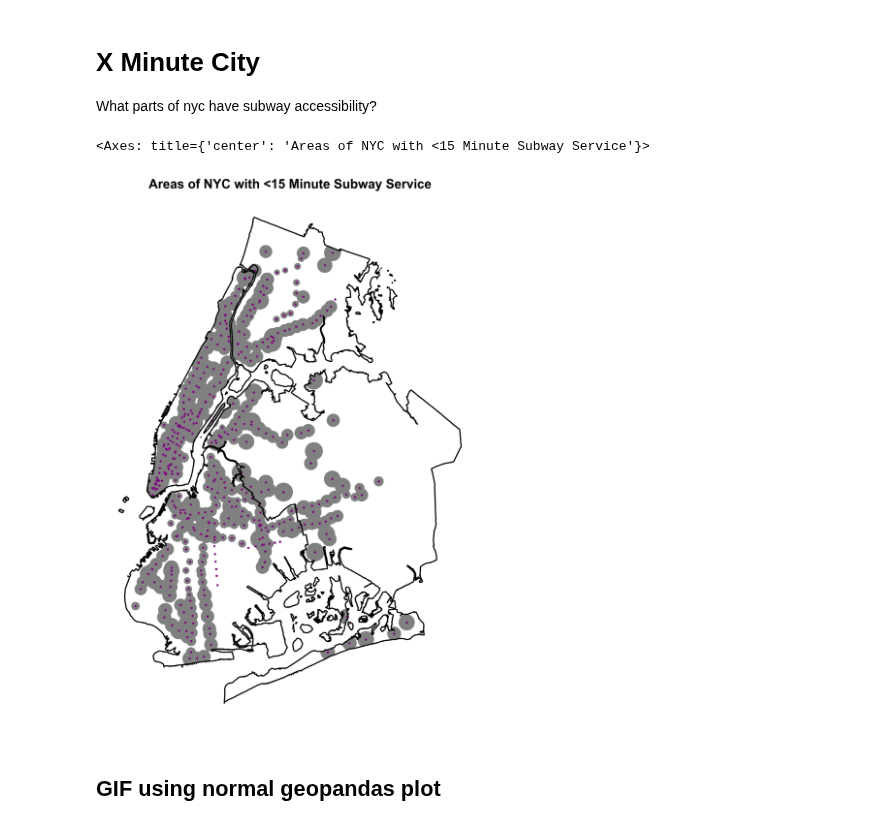
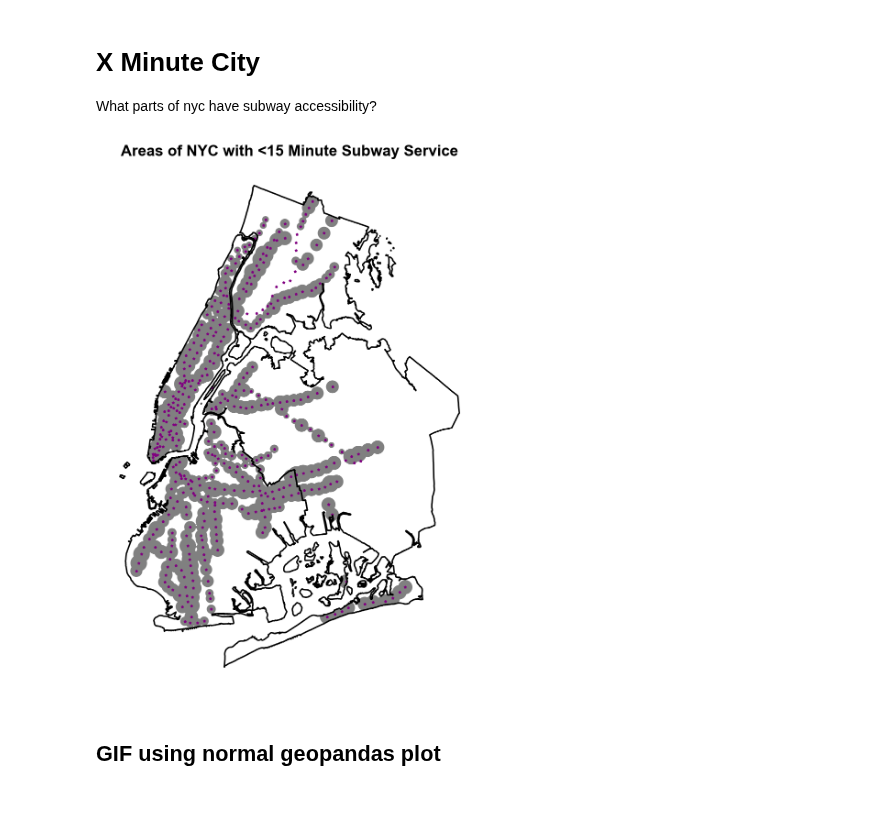
Before and after one commit to gregfeliu/NYC-Subway-Frequencies, a Jupyter notebook: Notebooks/2.Frequency_by_Station.ipynb, the cells around one changed output. Drawn from its saved outputs; the diff is of its cells as text; code cells hidden in the pictures.

Commit message:
minor fixes to X minute city plots

```diff
--- a/Notebooks/2.Frequency_by_Station.ipynb
+++ b/Notebooks/2.Frequency_by_Station.ipynb
@@ -88,11 +87,12 @@ orig_stations_df['geometries'] = geometries
 # %%
-orig_stations_gdf = gpd.GeoDataFrame(orig_stations_df, geometry='geometries')
+orig_stations_gdf = gpd.GeoDataFrame(orig_stations_df)
+orig_stations_gdf = orig_stations_gdf.dissolve(by='Complex ID').reset_index()
+orig_stations_gdf['geometry'] = orig_stations_gdf.geometry.centroid
 orig_stations_gdf = orig_stations_gdf.set_crs(epsg=4326).to_crs(epsg=3857)
-# .set_crs(epsg=4326).to_crs(epsg=3857)
 # %%
 # adding the rank of the station in terms of trains per hour on a 1-10 scale
 station_complex_full_info['TPH_percent_rank'] = station_complex_full_info['trains_per_hour'].rank(pct=True)
-# station_complex_full_info['Ridership_percent_rank'] = station_complex_full_info['avg_hourly_ridership'].rank(pct=True)
-# station_complex_full_info['Crowdedness_percent_rank'] = station_complex_full_info['hourly_ridership_per_train_direction'].rank(pct=True)
+station_complex_full_info = station_complex_full_info.sort_values(by='GTFS Stop ID')
+orig_stations_df = orig_stations_df.sort_values(by='GTFS Stop ID')
 stations_geodataframe = gpd.GeoDataFrame(station_complex_full_info
-                                        , geometry=geometries).set_crs(epsg=4326).to_crs(epsg=3857)
+                                        , geometry=geometries)
@@ -119,3 +116,5 @@ complex_geodataframe.columns = ['Complex ID', 'geometry', 'GTFS Stop ID', 'Divis
+# %%
+orig_stations_gdf['tph'] = station_complex_full_info['trains_per_hour']
 # %% [markdown]
 # Getting TPH for each Station
 note that we're using stations for this analysis and not complexes
@@ -209,25 +133,24 @@ frequency_by_line
 # X Minute City
 What parts of nyc have subway accessibility?
 # %%
-stations_geodataframe_15 = complex_geodataframe.copy()
-stations_geodataframe_15[f'distance_in_15'] = x_minute_subway(complex_geodataframe, 15)
+stations_geodataframe_15 = orig_stations_gdf.copy()
+stations_geodataframe_15[f'distance_in_15'] = x_minute_subway(orig_stations_gdf, 15)
 stations_geodataframe_15['geometry'] = stations_geodataframe_15['geometry'].buffer(
                         stations_geodataframe_15['distance_in_15'])
 
 common_area = boros['geometry'].intersection(stations_geodataframe_15['geometry'].unary_union)
 difference_area = boros['geometry'].difference(stations_geodataframe_15['geometry'].unary_union)
 # %%
-fig, ax = plt.subplots(figsize=(12,12))
-# ax.axis('off')
+fig, ax = plt.subplots(figsize=(10,10))
+ax.axis('off')
 ax.set_title("Areas of NYC with <15 Minute Subway Service", color='black', fontsize=16, weight='bold')
 boros.boundary.plot(ax=ax, color="black")
-# stations_geodataframe_final.plot(color='lightgray', ax=ax)
 common_area.plot(color='grey', ax=ax)
 # stations
-complex_geodataframe['geometry'].plot(marker='*', color='purple', markersize=5, ax=ax)
+orig_stations_gdf['geometry'].plot(marker='*', color='purple', markersize=5, ax=ax)
+# plt.savefig("../saved_data/15_minute_city.jpg")
 # %% [output]
-<Axes: title={'center': 'Areas of NYC with <15 Minute Subway Service'}>
-[figure, old version]
+[figure, new version]
 # %% [markdown]
 ## GIF using normal geopandas plot
 # %%
```
Also changed, not shown: parts of 17 cells of this notebook, 6 other files.
